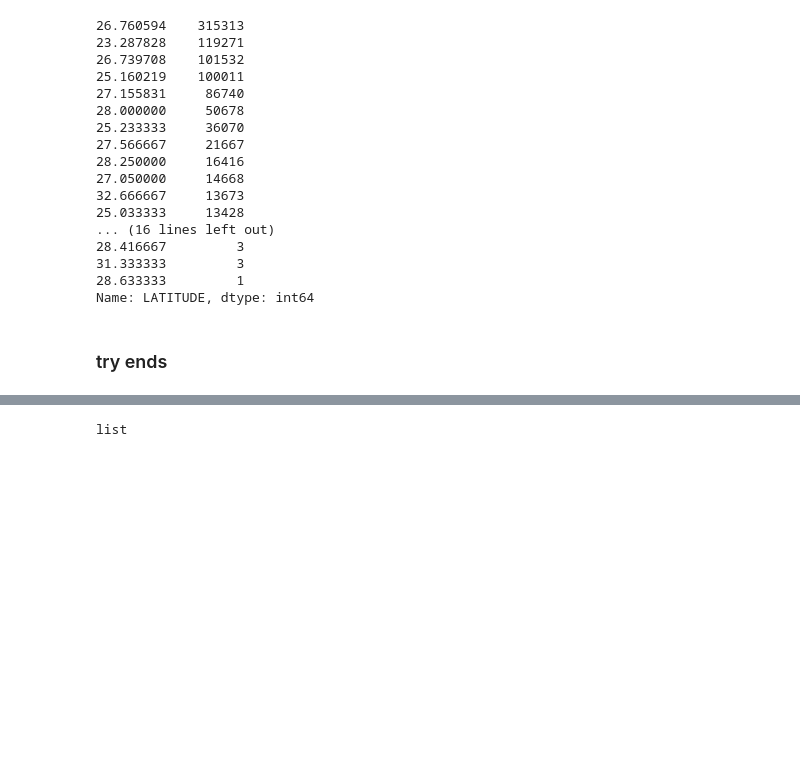
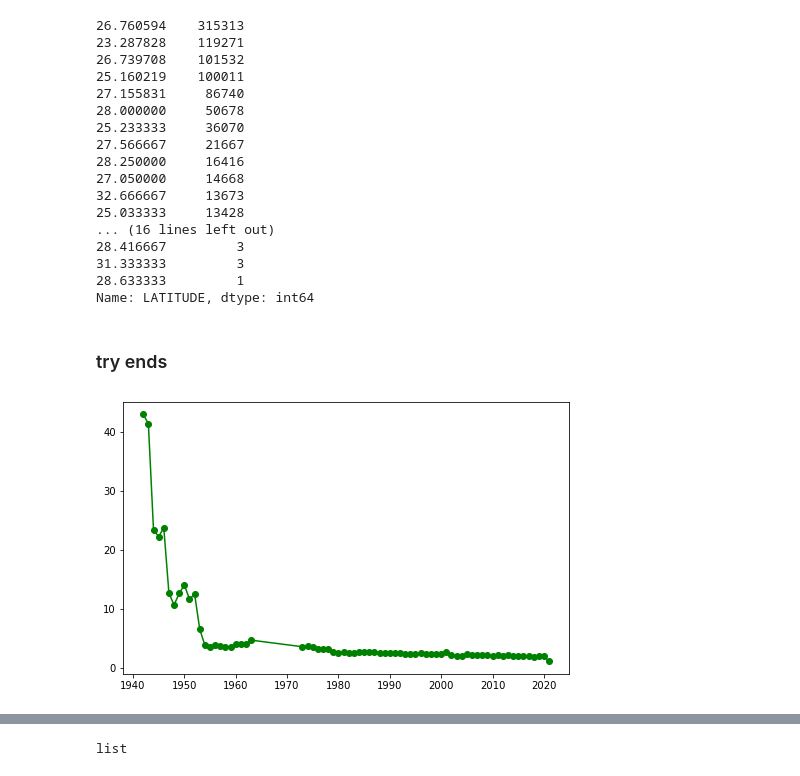
Before and after one commit to hritikb/Spatiotemporal_Extreme_Event_Prediction_using_ML, a Jupyter notebook: notebooks/Imputation.ipynb, the cells around one changed output, grey strips where cells are left out. Saved outputs shown, nothing was run; the diff lists cells and outputs as text; code cells hidden in the pictures; blank space fills up the shorter version.

```diff
--- a/notebooks/Imputation.ipynb
+++ b/notebooks/Imputation.ipynb
@@ -174,6 +174,13 @@ df.LATITUDE.value_counts()
 Name: LATITUDE, dtype: int64
 # %% [markdown]
 ### try ends
+# %%
+trend = df[['YEAR', 'TARGETS']].groupby('YEAR').mean()
+plt.figure(figsize = (8, 5))
+plt.plot(trend.index, trend['TARGETS'], '-o', color = 'green')
+plt.show()
+# %% [output]
+[figure, added]
 # %%
 cols = ['HourlyAltimeterSetting', 'HourlyDewPointTemperature', 'HourlyDryBulbTemperature', 'HourlyPressureTendency',
        'HourlyRelativeHumidity', 'HourlySeaLevelPressure', 'HourlyStationPressure', 'HourlyWetBulbTemperature',
```
Also changed, not shown: parts of 2 cells of this notebook.
